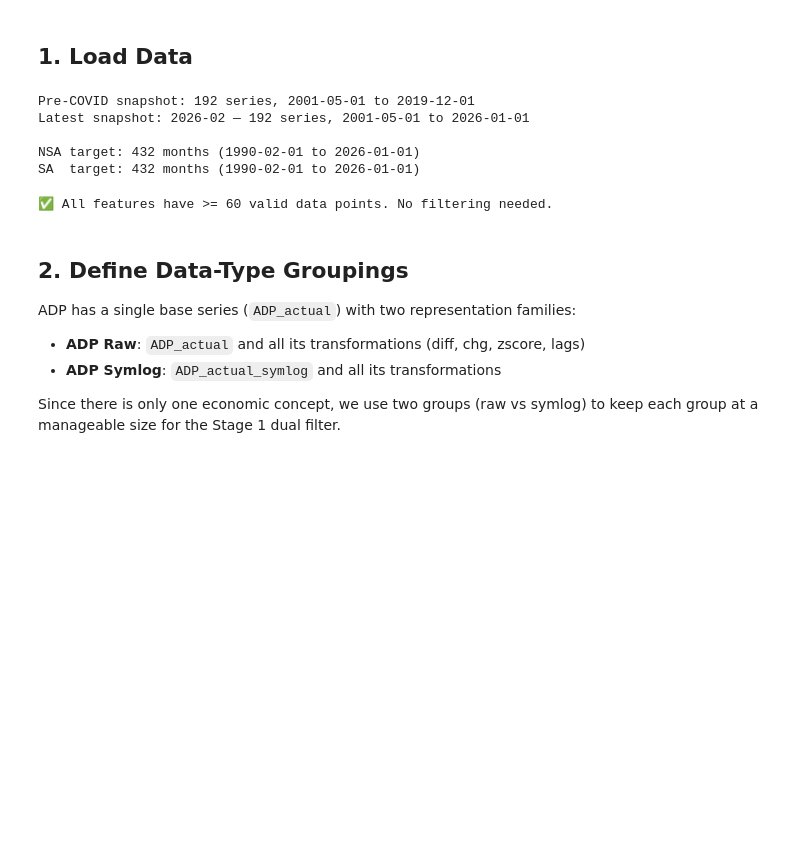
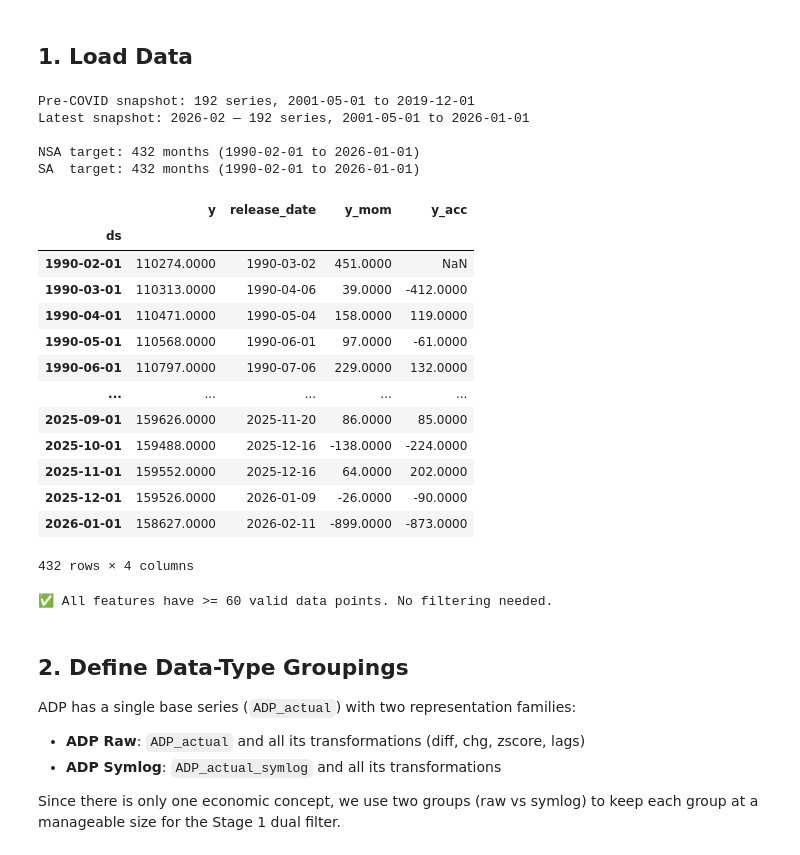
Before and after one commit to dhruvk1432/NFP_Predictor, a Jupyter notebook: notebooks/adp_feature_analysis.ipynb, the cells around one changed output. Drawn from its saved outputs; the diff is of its cells as text; code cells hidden in the pictures; blank space fills up the shorter version.

```diff
--- a/notebooks/adp_feature_analysis.ipynb
+++ b/notebooks/adp_feature_analysis.ipynb
@@ -78,6 +78,23 @@ Latest snapshot: 2026-02 — 192 series, 2001-05-01 to 2026-01-01
 
 NSA target: 432 months (1990-02-01 to 2026-01-01)
 SA  target: 432 months (1990-02-01 to 2026-01-01)
+# %%
+target_sa
+# %% [output]
+|  | y | release_date | y_mom | y_acc |
+| ds |  |  |  |  |
+| 1990-02-01 | 110274.0000 | 1990-03-02 | 451.0000 | NaN |
+| 1990-03-01 | 110313.0000 | 1990-04-06 | 39.0000 | -412.0000 |
+| 1990-04-01 | 110471.0000 | 1990-05-04 | 158.0000 | 119.0000 |
+| 1990-05-01 | 110568.0000 | 1990-06-01 | 97.0000 | -61.0000 |
+| 1990-06-01 | 110797.0000 | 1990-07-06 | 229.0000 | 132.0000 |
+| ... | ... | ... | ... | ... |
+| 2025-09-01 | 159626.0000 | 2025-11-20 | 86.0000 | 85.0000 |
+| 2025-10-01 | 159488.0000 | 2025-12-16 | -138.0000 | -224.0000 |
+| 2025-11-01 | 159552.0000 | 2025-12-16 | 64.0000 | 202.0000 |
+| 2025-12-01 | 159526.0000 | 2026-01-09 | -26.0000 | -90.0000 |
+| 2026-01-01 | 158627.0000 | 2026-02-11 | -899.0000 | -873.0000 |
+432 rows × 4 columns
 # %%
 # --- 1b. Drop Short-History Features ---
 MIN_VALID_OBS = 60
```
Also changed, not shown: 8 other files.
